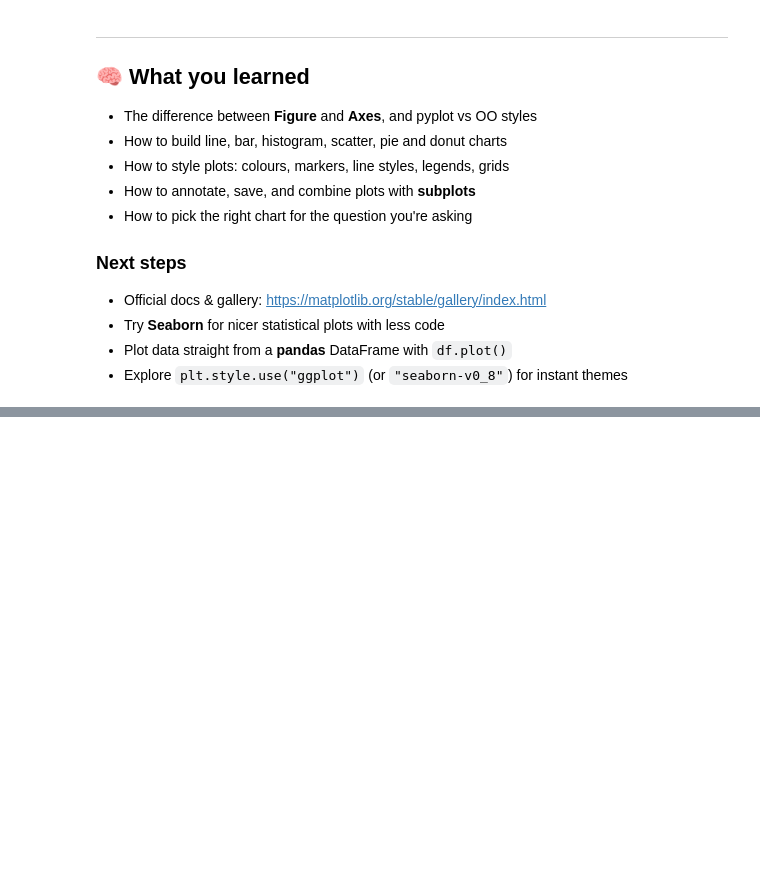
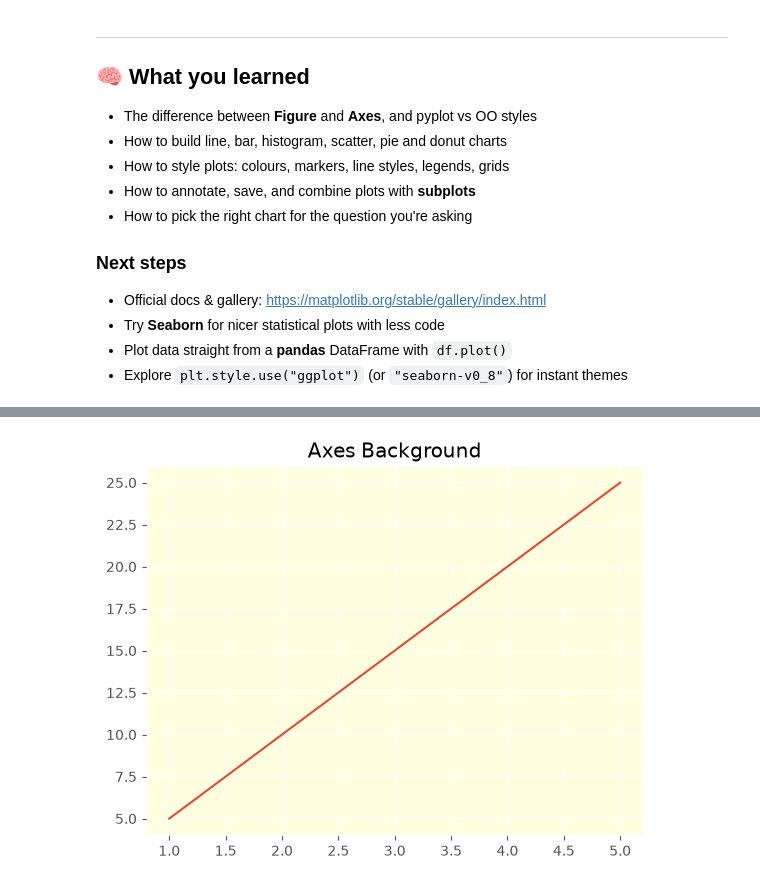
Before and after one commit to yashvardhansingh442-dev/python-deep-dive, a Jupyter notebook: learning-codes/library/scipy/Plotting-matplotlib.ipynb, the cells around one changed output, grey strips where cells are left out. Cells and saved outputs as stored; diff of their text form; code cells hidden in the pictures; blank space fills up the shorter version.

```diff
--- a/learning-codes/library/scipy/Plotting-matplotlib.ipynb
+++ b/learning-codes/library/scipy/Plotting-matplotlib.ipynb
@@ -1087,0 +1110,20 @@ Requirements: titles and axis labels on every panel, `tight_layout`, and save it
+# %%
+import matplotlib.pyplot as plt
+
+# Create a figure and axes
+fig, ax = plt.subplots()
+
+# Change the plotting area's background
+ax.set_facecolor("lightyellow")
+
+x = [1, 2, 3, 4, 5]
+y = [5, 10, 15, 20, 25]
+
+# Plot the data
+ax.plot(x, y)
+
+ax.set_title("Axes Background")
+
+plt.show()
+# %% [output]
+[figure, added]
```
Also changed, not shown: parts of 13 cells of this notebook.
